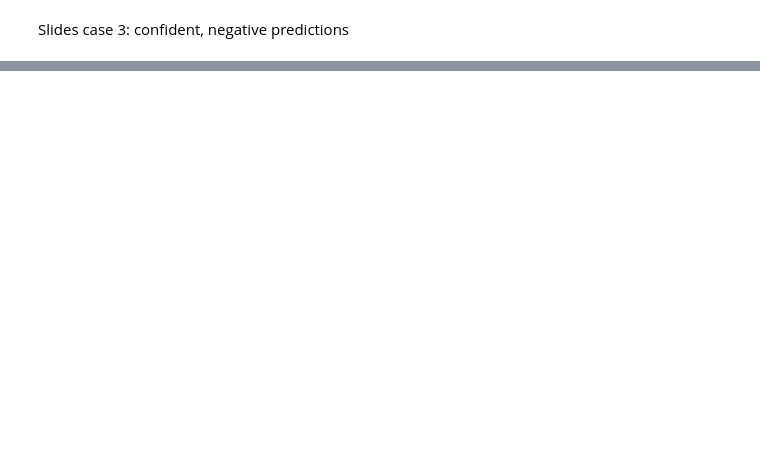
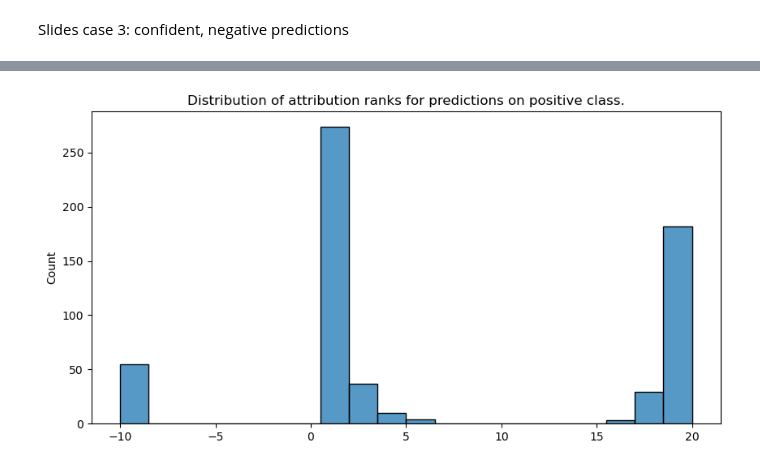
Before and after one commit to csi-greifflab/negative-class-optimization, a Jupyter notebook: notebooks/07b_Interpretability_pipeline_dev.ipynb, the cells around one changed output, grey strips where cells are left out. Saved outputs shown, nothing was run; the diff lists cells and outputs as text; code cells hidden in the pictures; blank space fills up the shorter version.

```diff
--- a/notebooks/07b_Interpretability_pipeline_dev.ipynb
+++ b/notebooks/07b_Interpretability_pipeline_dev.ipynb
@@ -357,0 +406,10 @@ CTRDNLTWFAY
+# %%
+df_paratope_ranks_1 = pd.DataFrame(paratope_ranks_1.values())
+
+sns.clustermap(df_paratope_ranks_1, row_cluster=True, col_cluster=False, cmap="viridis")
+
+# sns.scatterplot(
+#     data=df_paratope_ranks.melt(var_name="index", value_name="attribution_rank"),
+#     x="index",
+#     y="attribution_rank",
+#     )
@@ -357,0 +419,9 @@ CTRDNLTWFAY
+# %%
+def plot_attr_ranks_dist(df_paratope_ranks):
+    fig, ax = plt.subplots(figsize=(10, 5))
+    sns.histplot(df_paratope_ranks.values.reshape(-1), bins=20, ax=ax)
+    ax.set_title("Distribution of attribution ranks for predictions on positive class.")
+
+plot_attr_ranks_dist(df_paratope_ranks_1)
+# %% [output]
+[figure, added]
```
Also changed, not shown: parts of 20 cells of this notebook.
